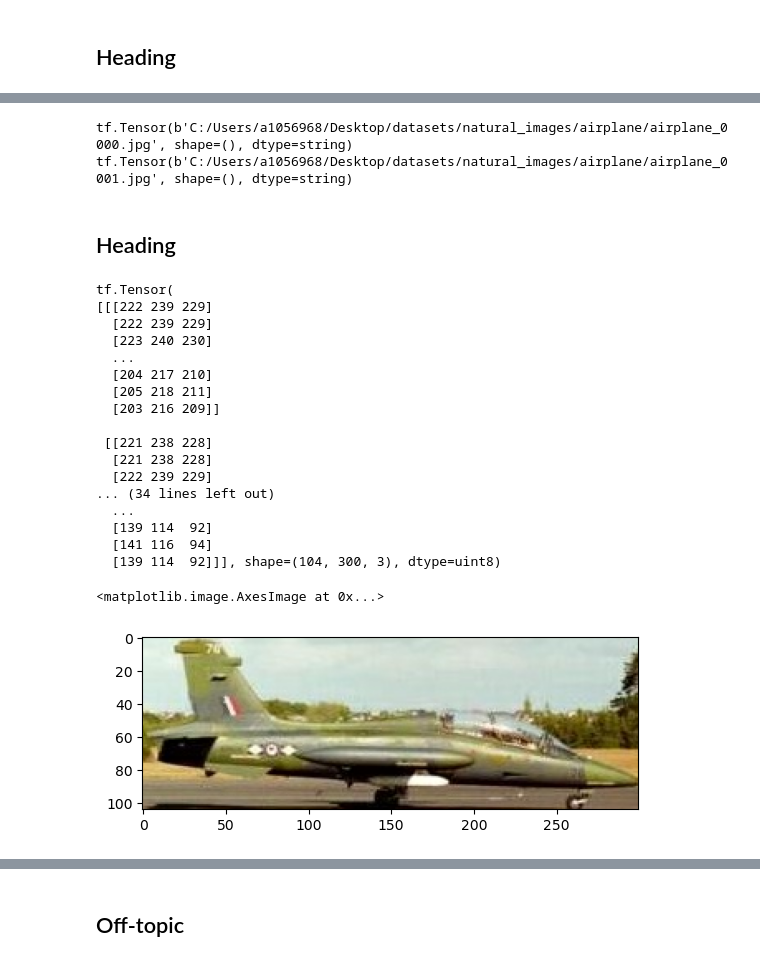
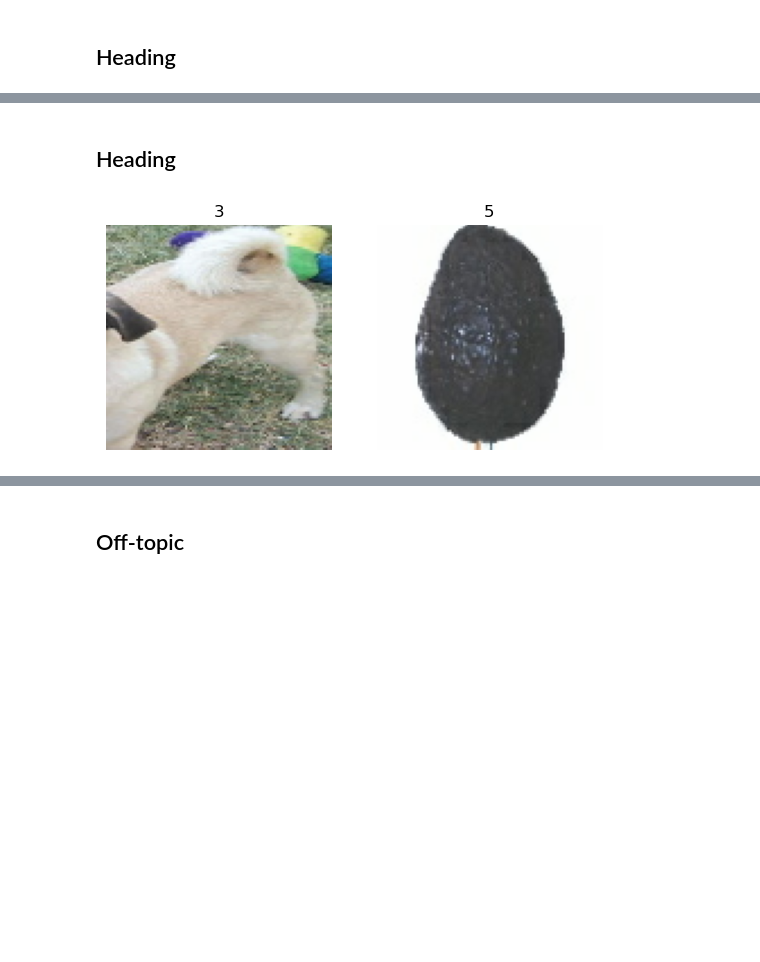
Before and after one commit to hrstnikolov/Deep-Learning, a Jupyter notebook: 08-exam-prep/Untitled.ipynb, the cells around one changed output, grey strips where cells are left out. Cells and saved outputs as stored; diff of their text form; code cells hidden in the pictures; blank space fills up the shorter version.

```diff
--- a/08-exam-prep/Untitled.ipynb
+++ b/08-exam-prep/Untitled.ipynb
@@ -26,7 +40,17 @@ from tensorflow.image import decode_jpeg
 ## Heading
 # %%
 DATASET_DIR = Path().home() / 'Desktop' / 'datasets' / 'natural_images'
+IMAGE_SHAPE = (100, 100)
+IMAGE_SHAPE_CHANNELS = (100, 100, 3)
+BATCH_SIZE = 8
+
+SEED = 1
+random.seed(SEED)
+np.random.seed(SEED)
+tf.random.set_seed(SEED)
 # %%
 unique_labels = [item.name for item in DATASET_DIR.glob('*')]
-unique_labels
+number_to_label = dict(enumerate(unique_labels))
+label_to_number = {v: k for k, v in number_to_label.items()}
+label_to_number
 # %% [output]
@@ -46,0 +65,11 @@ records[:2], labels[:2]
+# %%
+filepaths = []
+labels = []
+
+for path in DATASET_DIR.glob('*/*.jpg'):
+    filepath = path.as_posix()
+    label = label_to_number.get(path.parent.name)
+    filepaths.append(filepath)
+    labels.append(label)
+
+filepaths[0], labels[0]
@@ -49,38 +85,27 @@ dataset = tf.data.Dataset.from_tensor_slices(records)
-# %%
-for el in dataset.take(2):
-    print(el)
-# %% [output]
-tf.Tensor(b'C:/Users/a1056968/Desktop/datasets/natural_images/airplane/airplane_0000.jpg', shape=(), dtype=string)
-tf.Tensor(b'C:/Users/a1056968/Desktop/datasets/natural_images/airplane/airplane_0001.jpg', shape=(), dtype=string)
 # %% [markdown]
 ## Heading
 # %%
-def preprocess_image(filepath):
+def preprocess_image(filepath, label):
     file_bytes = read_file(filepath)
     image = decode_jpeg(file_bytes)
-    return image
+    image = resize(image, IMAGE_SHAPE)
+    image = image / 256
+
+    return image, label
-# %%
-# Display the first image after preprocessing
-first_image = [_ for _ in dataset.map(preprocess_image).take(1)][0]
-print(first_image)
-plt.imshow(first_image.numpy())
-# %% [output]
-tf.Tensor(
-[[[222 239 229]
-  [222 239 229]
-  [223 240 230]
-  ...
-  [204 217 210]
-  [205 218 211]
-  [203 216 209]]
-
- [[221 238 228]
-  [221 238 228]
-  [222 239 229]
-... (34 lines left out)
-  ...
-  [139 114  92]
-  [141 116  94]
-  [139 114  92]]], shape=(104, 300, 3), dtype=uint8)
-<matplotlib.image.AxesImage at 0x...>
-[figure, removed]
+# %%
+dataset = tf.data.Dataset.from_tensor_slices((filepaths, labels))
+dataset = dataset.shuffle(buffer_size=len(dataset))
+dataset = dataset.map(preprocess_image)
+
+# Display the first 2 images after preprocessing and shuffling
+i=1
+for image, label in dataset.take(2):
+    plt.subplot(1, 2, i)
+    plt.imshow(image.numpy())
+    plt.title(label.numpy())
+    plt.axis('off')
+    i+=1
+
+plt.show()
+# %% [output]
+[figure, added]
```
Also changed, not shown: parts of 12 cells of this notebook, 5 other files.
